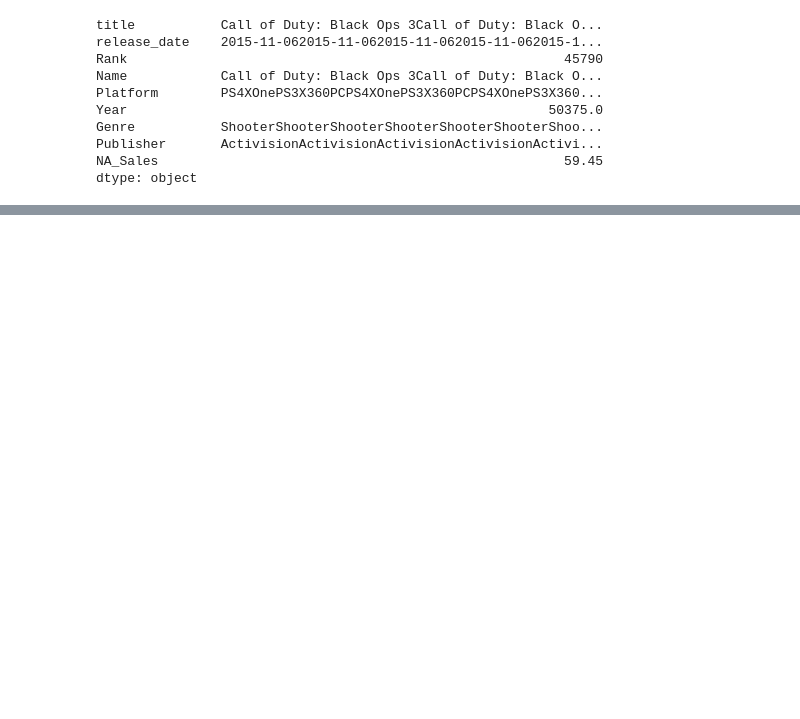
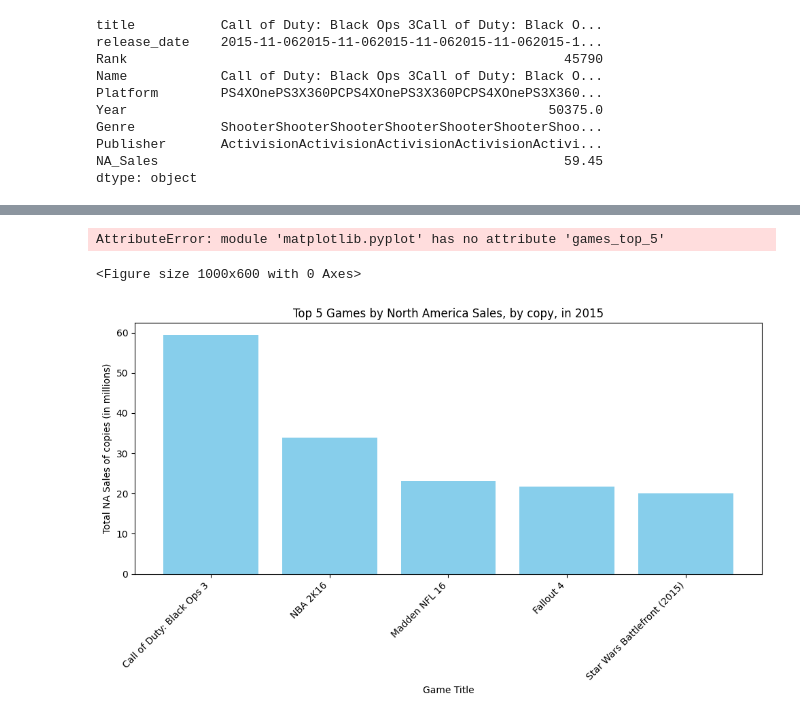
Before and after one commit to Jake-guerrero/Video-Game-Sells, a Jupyter notebook: Video Games.ipynb, the cells around one changed output, grey strips where cells are left out. Cells and saved outputs as stored; diff of their text form; code cells hidden in the pictures; blank space fills up the shorter version.

Commit message:
Adding what I made, mainly matplotlib, into my githead

```diff
--- a/Video Games.ipynb
+++ b/Video Games.ipynb
@@ -400,0 +291,8 @@ NameError: name 'Year' is not defined
+# %%
+games = games[games['Year'] == 2015]
+
+pub_2015_sales = games.groupby('Publisher')['NA_Sales'].sum()
+
+pub_2015_sales = pub_2015_sales.sort_values(ascending=False)
+
+pub_2015_sales.head()
@@ -400,0 +342,42 @@ NameError: name 'Year' is not defined
+# %%
+# question number 1
+
+games
+
+games_2015 = games[games['Year'] == 2015]
+
+total_games = games_2015.groupby('title')['NA_Sales'].sum()
+
+games_top_5 = total_games.sort_values(ascending=False).head(5)
+
+plt.figure(figsize=(10,6))
+plt.games_top_5(kind='bar', color='skyblue')
+plt.title('Top 5 Games in 2015 by North American Sales')
+plt.xlabel('Game Title')
+plt.ylabel('NA Sales (millions)')
+plt.xticks(rotation=45, ha='right')
+plt.tight_layout()
+# %% [output]
+AttributeError: module 'matplotlib.pyplot' has no attribute 'games_top_5'
+<Figure size 1000x600 with 0 Axes>
+# %%
+# question number 1
+
+games_2015 = games[games['Year'] == 2015]
+
+total_games = games_2015.groupby('title')['NA_Sales'].sum()
+
+games_top_5 = total_games.sort_values(ascending=False).head()
+
+games_top_5
+
+plt.figure(figsize=(10, 6))
+plt.bar(games_top_5.index, games_top_5.values, color='skyblue')
+plt.title('Top 5 Games by North America Sales, by copy, in 2015')
+plt.xlabel('Game Title')
+plt.ylabel('Total NA Sales of copies (in millions)')
+plt.xticks(rotation=45, ha='right')
+plt.tight_layout()
+plt.show()
+# %% [output]
+[figure, added]
```
Also changed, not shown: parts of 27 cells of this notebook.
